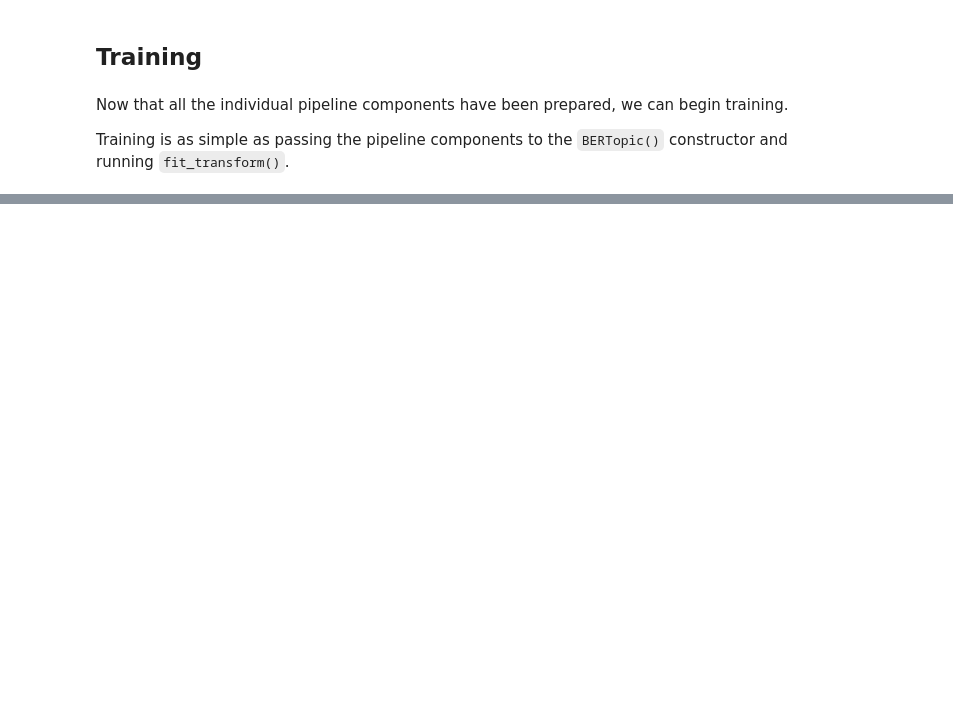
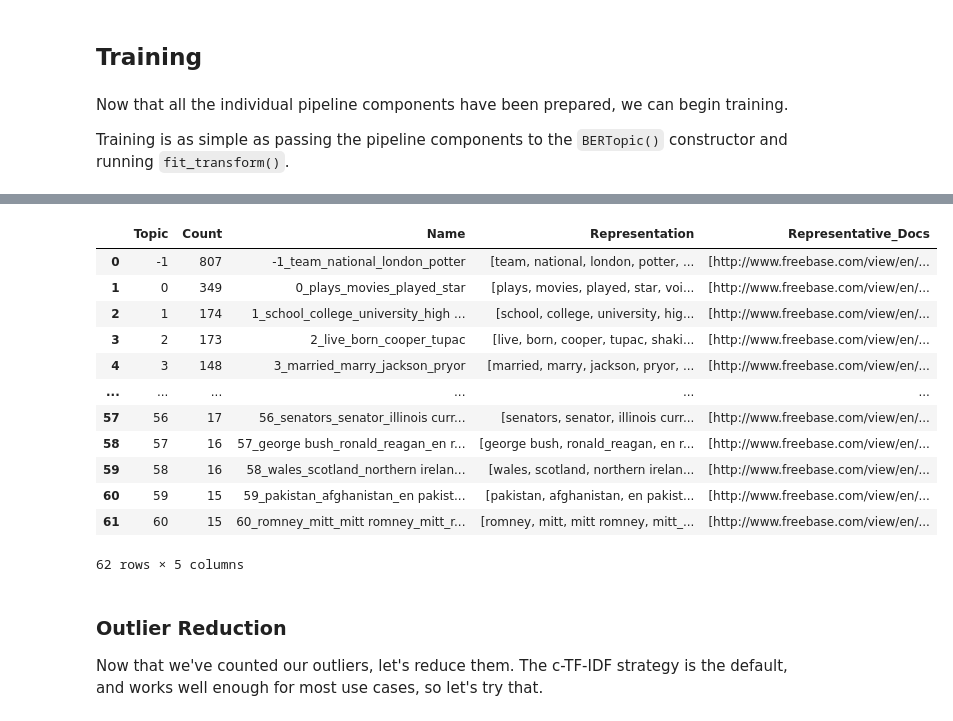
Before and after one commit to calvinli2024/mitbforalldemo, a Jupyter notebook: topic_modelling/topic_modelling.ipynb, the cells around one changed output, grey strips where cells are left out. Drawn from its saved outputs; the diff is of its cells as text; code cells hidden in the pictures; blank space fills up the shorter version.

Commit message:
Add outlier reduction to topic_modelling.ipynb

```diff
--- a/topic_modelling/topic_modelling.ipynb
+++ b/topic_modelling/topic_modelling.ipynb
@@ -76,7 +76,8 @@ umap_model = UMAP(
     n_neighbors=15,
     n_components=5,
     min_dist=0.0,
-    metric='cosine'
+    metric='cosine',
+    random_state=42
 )
 # %% [markdown]
 ### Clustering
@@ -126,6 +129,6 @@ The documentation explains it well: _"When you apply TF-IDF as usual on a set of
 [You can read more about the c-TF-IDF algorithm here](https://maartengr.github.io/BERTopic/algorithm/algorithm.html#5-topic-representation)
 # %%
-ctfidf_model = ClassTfidfTransformer()
+ctfidf_model = ClassTfidfTransformer(reduce_frequent_words=True, bm25_weighting=True)
 # %% [markdown]
 ## Training
 # %% [markdown]
@@ -144,0 +188,20 @@ topics, probs = topic_model.fit_transform(train["document"])
+# %%
+topic_model.get_topic_info()
+# %% [output]
+|  | Topic | Count | Name | Representation | Representative_Docs |
+| 0 | -1 | 807 | -1_team_national_london_potter | [team, national, london, potter, ... | [http://www.freebase.com/view/en/... |
+| 1 | 0 | 349 | 0_plays_movies_played_star | [plays, movies, played, star, voi... | [http://www.freebase.com/view/en/... |
+| 2 | 1 | 174 | 1_school_college_university_high ... | [school, college, university, hig... | [http://www.freebase.com/view/en/... |
+| 3 | 2 | 173 | 2_live_born_cooper_tupac | [live, born, cooper, tupac, shaki... | [http://www.freebase.com/view/en/... |
+| 4 | 3 | 148 | 3_married_marry_jackson_pryor | [married, marry, jackson, pryor, ... | [http://www.freebase.com/view/en/... |
+| ... | ... | ... | ... | ... | ... |
+| 57 | 56 | 17 | 56_senators_senator_illinois curr... | [senators, senator, illinois curr... | [http://www.freebase.com/view/en/... |
+| 58 | 57 | 16 | 57_george bush_ronald_reagan_en r... | [george bush, ronald_reagan, en r... | [http://www.freebase.com/view/en/... |
+| 59 | 58 | 16 | 58_wales_scotland_northern irelan... | [wales, scotland, northern irelan... | [http://www.freebase.com/view/en/... |
+| 60 | 59 | 15 | 59_pakistan_afghanistan_en pakist... | [pakistan, afghanistan, en pakist... | [http://www.freebase.com/view/en/... |
+| 61 | 60 | 15 | 60_romney_mitt_mitt romney_mitt_r... | [romney, mitt, mitt romney, mitt_... | [http://www.freebase.com/view/en/... |
+62 rows × 5 columns
+# %% [markdown]
+### Outlier Reduction
+
+Now that we've counted our outliers, let's reduce them. The c-TF-IDF strategy is the default, and works well enough for most use cases, so let's try that.
```
Also changed, not shown: parts of 14 cells of this notebook.
